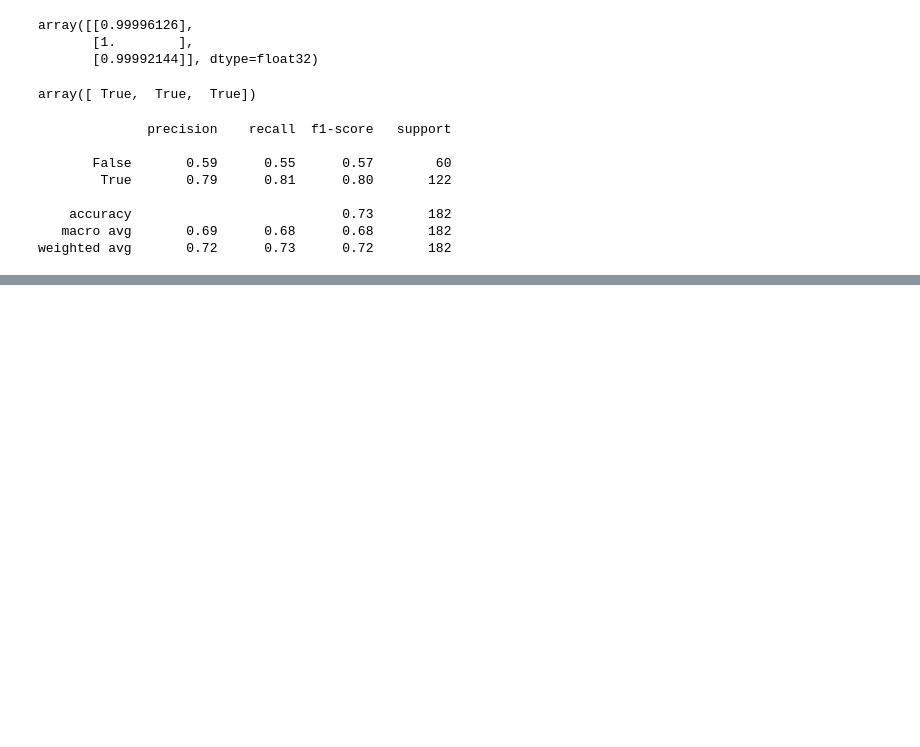
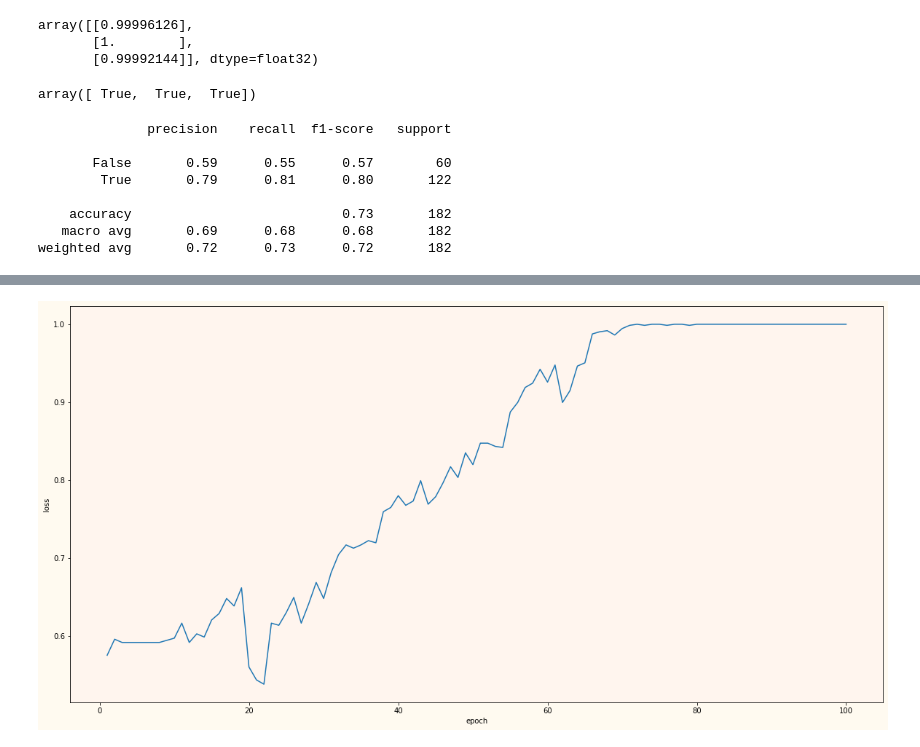
Before and after one commit to Usatoff/covid, a Jupyter notebook: classification_by_xray.ipynb, the cells around one changed output, grey strips where cells are left out. Drawn from its saved outputs; the diff is of its cells as text; code cells hidden in the pictures; blank space fills up the shorter version.

```diff
--- a/classification_by_xray.ipynb
+++ b/classification_by_xray.ipynb
@@ -274,0 +296,4 @@ weighted avg       0.72      0.73      0.72       182
+# %%
+plot_beautiful(np.arange(len(hystory.history["loss"]))+1,hystory.history["accuracy"])
+# %% [output]
+[figure, added]
```
Also changed, not shown: parts of 2 cells of this notebook.
